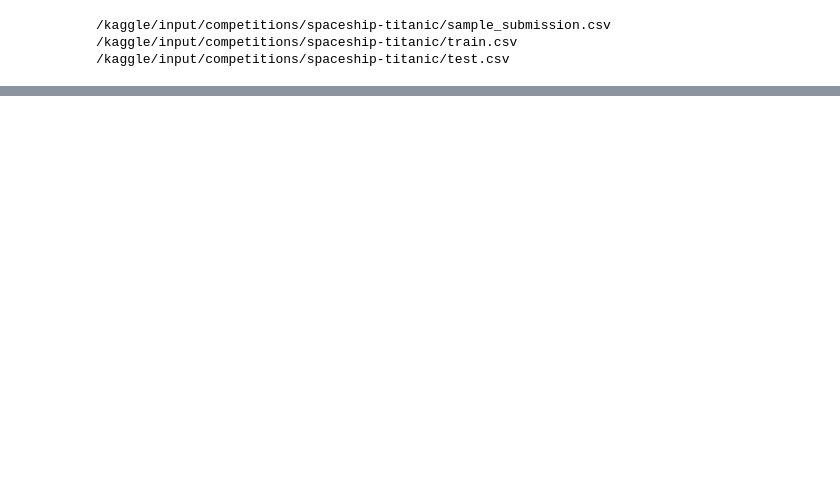
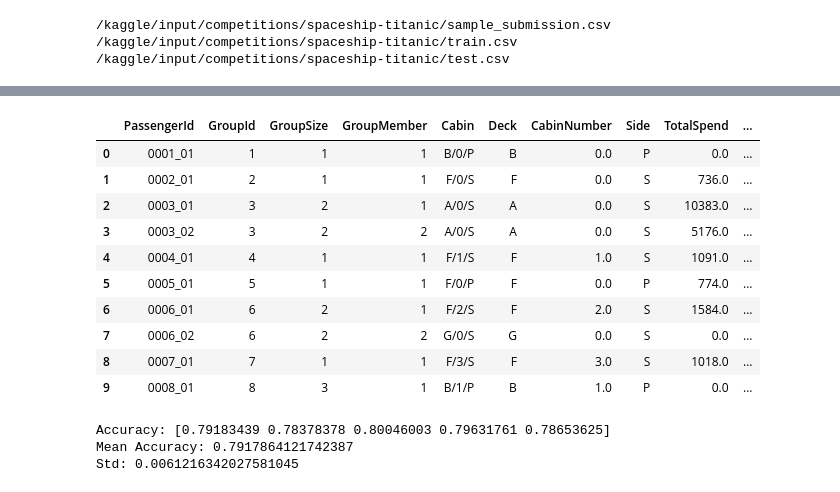
Before and after one commit to VanshGupta18/Kaggle-Notebooks, a Jupyter notebook: spaceship-titanic.ipynb, the cells around one changed output, grey strips where cells are left out. Saved outputs shown, nothing was run; the diff lists cells and outputs as text; code cells hidden in the pictures; blank space fills up the shorter version.

```diff
--- a/spaceship-titanic.ipynb
+++ b/spaceship-titanic.ipynb
@@ -28,0 +168,52 @@ import kagglehub
+# %%
+spend_cols = [
+    "RoomService",
+    "FoodCourt",
+    "ShoppingMall",
+    "Spa",
+    "VRDeck"
+]
+
+train["TotalSpend"] = train[spend_cols].sum(axis=1)
+test["TotalSpend"] = test[spend_cols].sum(axis=1)
+# %%
+train["NoSpend"] = (train["TotalSpend"] == 0).astype(int)
+test["NoSpend"] = (test["TotalSpend"] == 0).astype(int)
+# %%
+train["GroupMember"] = (
+    train["PassengerId"].str.split("_").str[1].astype(int)
+)
+
+test["GroupMember"] = (
+    test["PassengerId"].str.split("_").str[1].astype(int)
+)
+# %%
+display(
+    train[
+        [
+            "PassengerId",
+            "GroupId",
+            "GroupSize",
+            "GroupMember",
+            "Cabin",
+            "Deck",
+            "CabinNumber",
+            "Side",
+            "TotalSpend",
+            "NoSpend",
+            "Transported"
+        ]
+    ].head(10)
+)
+# %% [output]
+|  | PassengerId | GroupId | GroupSize | GroupMember | Cabin | Deck | CabinNumber | Side | TotalSpend | ... |
+| 0 | 0001_01 | 1 | 1 | 1 | B/0/P | B | 0.0 | P | 0.0 | ... |
+| 1 | 0002_01 | 2 | 1 | 1 | F/0/S | F | 0.0 | S | 736.0 | ... |
+| 2 | 0003_01 | 3 | 2 | 1 | A/0/S | A | 0.0 | S | 10383.0 | ... |
+| 3 | 0003_02 | 3 | 2 | 2 | A/0/S | A | 0.0 | S | 5176.0 | ... |
+| 4 | 0004_01 | 4 | 1 | 1 | F/1/S | F | 1.0 | S | 1091.0 | ... |
+| 5 | 0005_01 | 5 | 1 | 1 | F/0/P | F | 0.0 | P | 774.0 | ... |
+| 6 | 0006_01 | 6 | 2 | 1 | F/2/S | F | 2.0 | S | 1584.0 | ... |
+| 7 | 0006_02 | 6 | 2 | 2 | G/0/S | G | 0.0 | S | 0.0 | ... |
+| 8 | 0007_01 | 7 | 1 | 1 | F/3/S | F | 3.0 | S | 1018.0 | ... |
+| 9 | 0008_01 | 8 | 3 | 1 | B/1/P | B | 1.0 | P | 0.0 | ... |
@@ -28,0 +300,24 @@ import kagglehub
+# %%
+from sklearn.model_selection import StratifiedKFold, cross_val_score
+
+cv = StratifiedKFold(
+    n_splits=5,
+    shuffle=True,
+    random_state=42
+)
+
+scores = cross_val_score(
+    log_model,
+    X,
+    y,
+    cv=cv,
+    scoring="accuracy"
+)
+
+print("Accuracy:", scores)
+print("Mean Accuracy:", scores.mean())
+print("Std:", scores.std())
+# %% [output]
+Accuracy: [0.79183439 0.78378378 0.80046003 0.79631761 0.78653625]
+Mean Accuracy: 0.7917864121742387
+Std: 0.0061216342027581045
```
Also changed, not shown: parts of 24 cells of this notebook.
